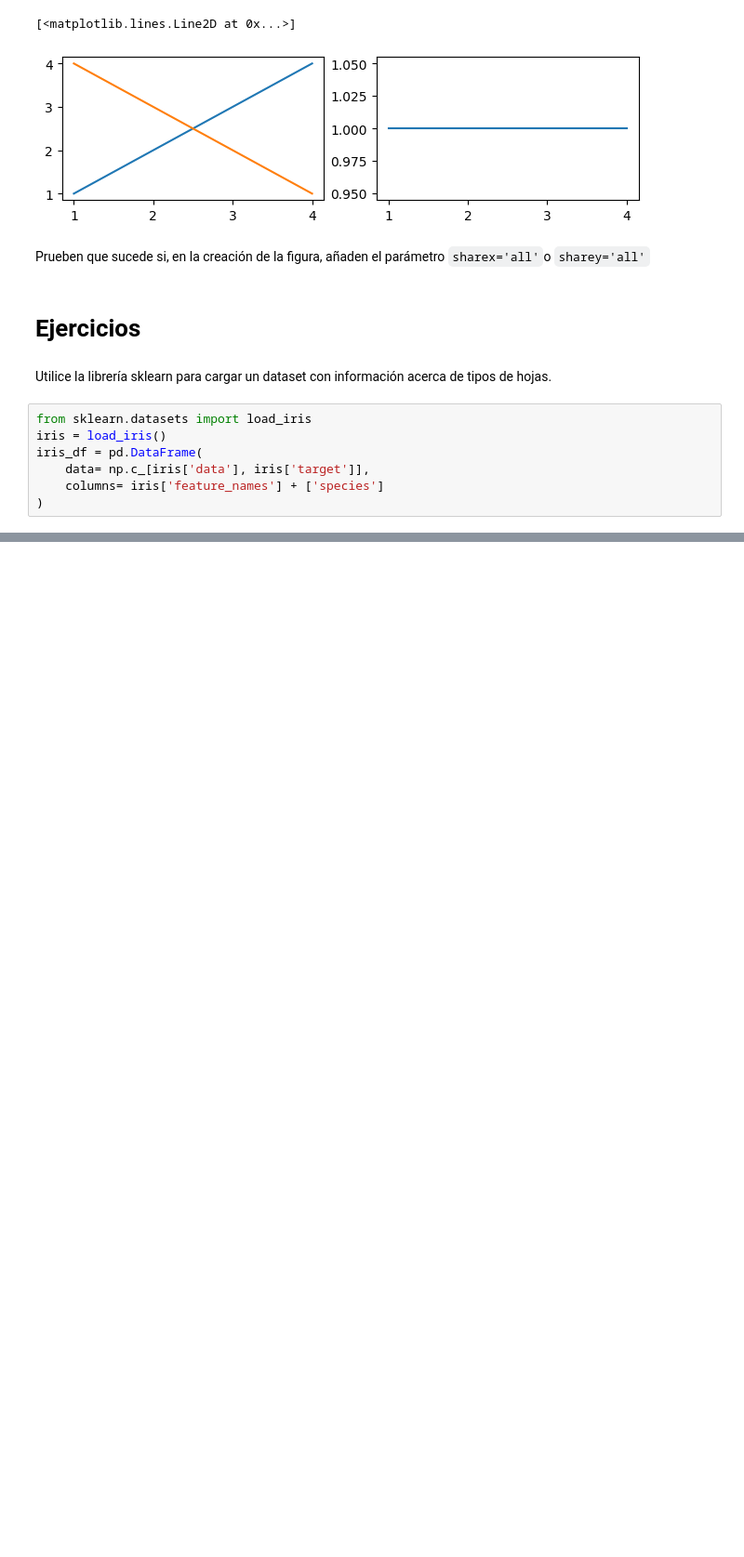
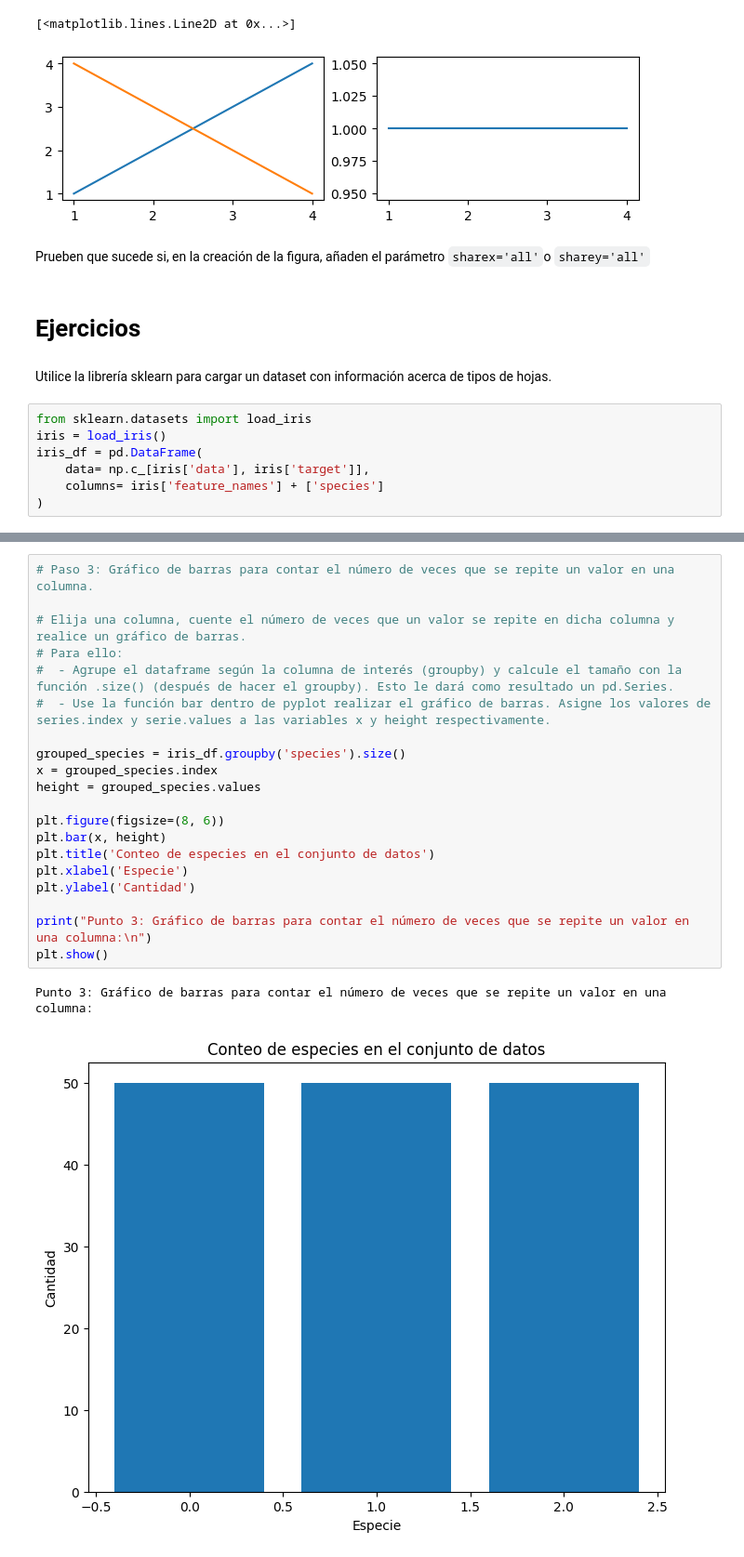
Before and after one commit to GonzaloMartin/ITBA-Certificacion-Profesional-Python, a Jupyter notebook: Clase_9 (1)_Resuelto.ipynb, the cells around one changed output, grey strips where cells are left out. Shown at 93% size. Drawn from its saved outputs; the diff is of its cells as text; blank space fills up the shorter version.

```diff
--- a/Clase_9 (1)_Resuelto.ipynb
+++ b/Clase_9 (1)_Resuelto.ipynb
@@ -745,0 +781,23 @@ iris_df = pd.DataFrame(
+# %%
+# Paso 3: Gráfico de barras para contar el número de veces que se repite un valor en una columna.
+
+# Elija una columna, cuente el número de veces que un valor se repite en dicha columna y realice un gráfico de barras.
+# Para ello:
+#  - Agrupe el dataframe según la columna de interés (groupby) y calcule el tamaño con la función .size() (después de hacer el groupby). Esto le dará como resultado un pd.Series.
+#  - Use la función bar dentro de pyplot realizar el gráfico de barras. Asigne los valores de series.index y serie.values a las variables x y height respectivamente.
+
+grouped_species = iris_df.groupby('species').size()
+x = grouped_species.index
+height = grouped_species.values
+
+plt.figure(figsize=(8, 6))
+plt.bar(x, height)
+plt.title('Conteo de especies en el conjunto de datos')
+plt.xlabel('Especie')
+plt.ylabel('Cantidad')
+
+print("Punto 3: Gráfico de barras para contar el número de veces que se repite un valor en una columna:\n")
+plt.show()
+# %% [output]
+Punto 3: Gráfico de barras para contar el número de veces que se repite un valor en una columna:
+[figure, added]
```
Also changed, not shown: parts of 5 cells of this notebook.
